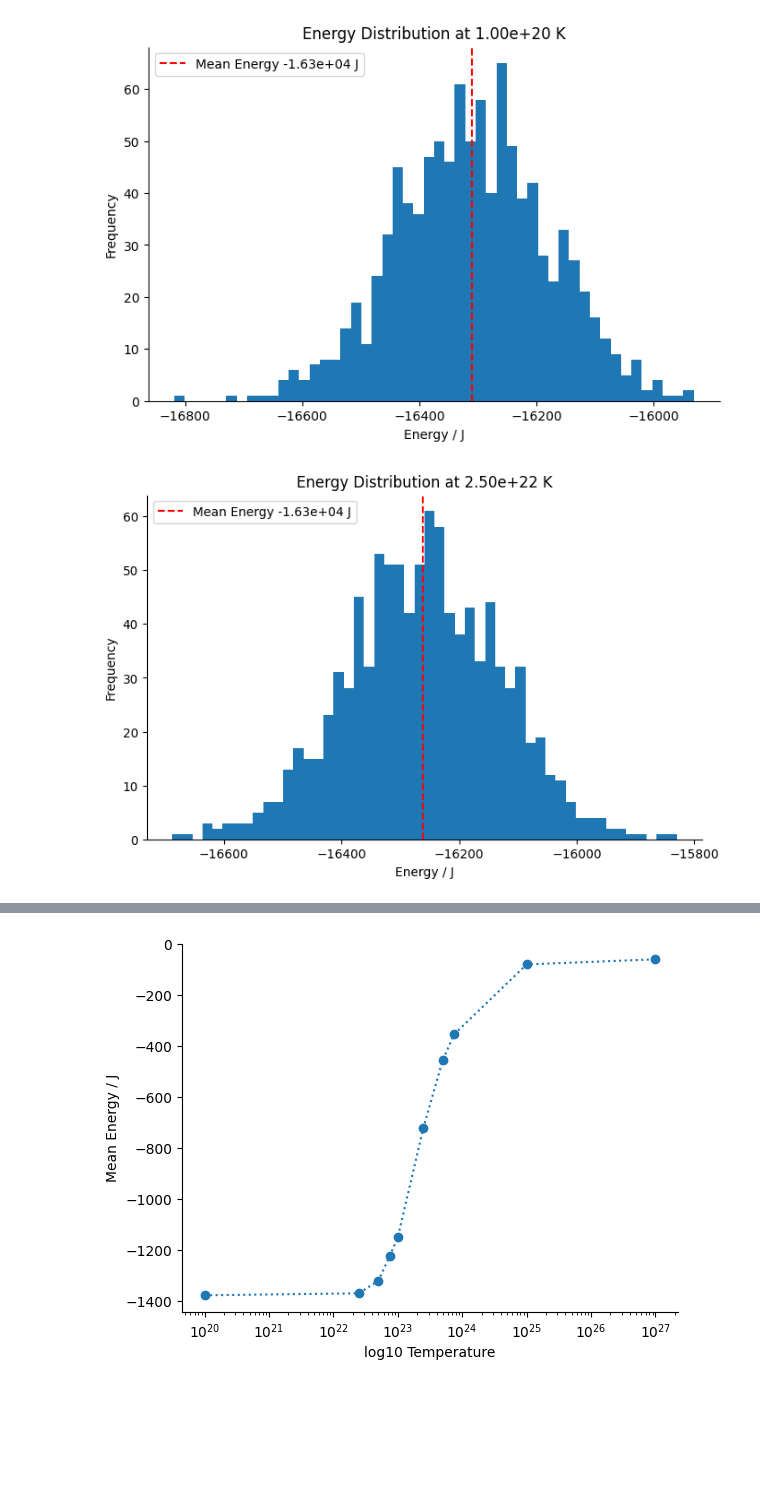
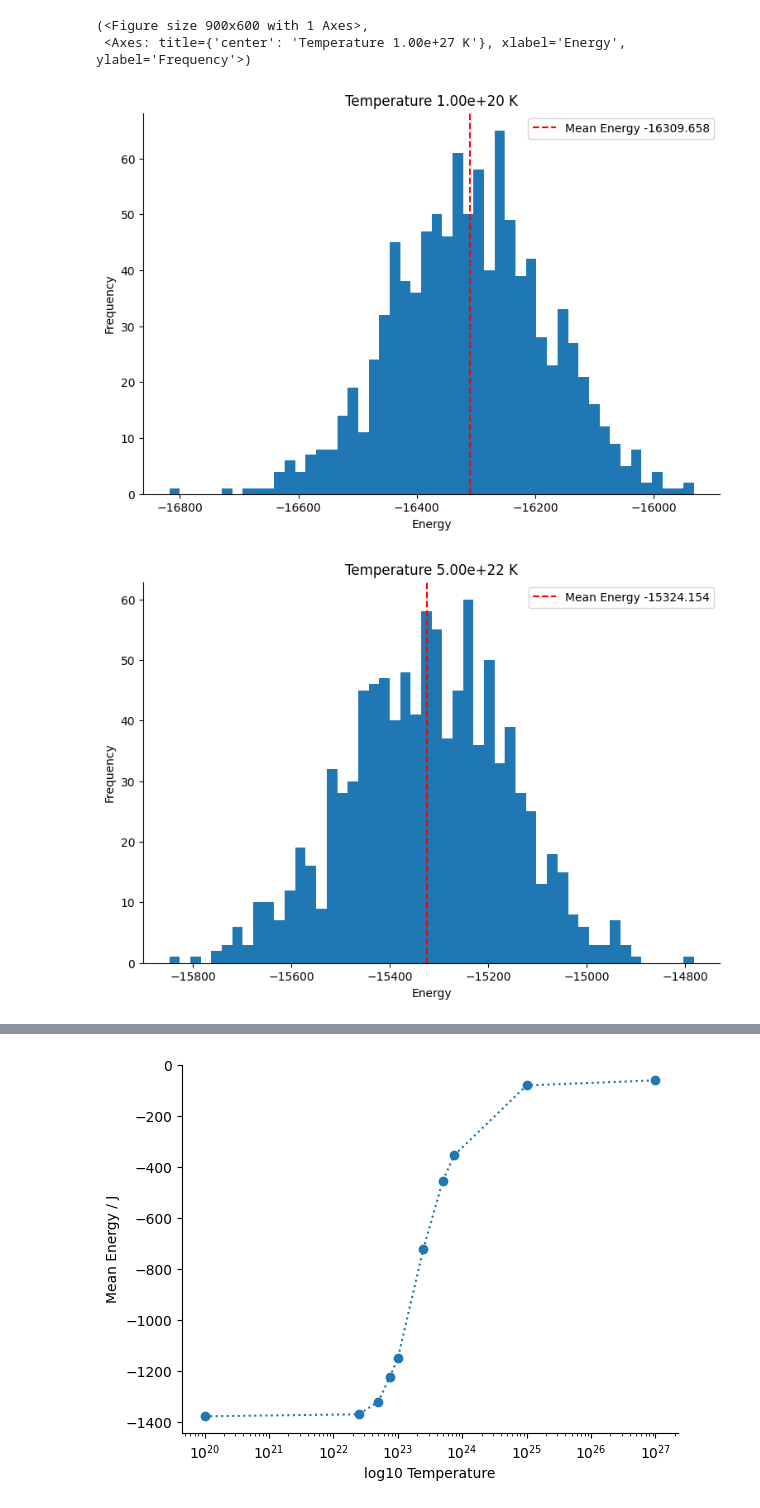
Before and after one commit to Iddmeister/IsingModel, a Jupyter notebook: visual.ipynb, the cells around one changed output, grey strips where cells are left out. Saved outputs shown, nothing was run; the diff lists cells and outputs as text; code cells hidden in the pictures; blank space fills up the shorter version.

Commit message:
Created plotHist function

```diff
--- a/visual.ipynb
+++ b/visual.ipynb
@@ -17,18 +17,38 @@ for i in range(10):
     temperature, df = importData("output/temperature_%s.csv" % i)
     data[temperature] = df
 # %%
-for temperature in data.keys():
+def plotEnergyHist(temperature, include_mean=True, title=True):
 
-    fig, ax = plt.subplots(figsize=(8, 5))
+    fig, ax = plt.subplots(figsize=(9, 6))
+
+    #Pull dataframe from results dictionary
     df = data[temperature]
+
     ax.hist(df["energy"], bins=50)
-    ax.set_title(f"Energy Distribution at %s K" % "{:.2e}".format(temperature))
-    ax.axvline(df["energy"].mean(), color="red", linestyle="dashed", label=f"Mean Energy %s J" % "{:.2e}".format(df["energy"].mean()))
-    ax.legend(loc="upper left")
+
+    if title:
+        #Show the temperature of the simulation
+        ax.set_title(f"Temperature %s K" % "{:.2e}".format(temperature))
+
+    ax.set_xlabel("Energy")
     ax.set_ylabel("Frequency")
-    ax.set_xlabel("Energy / J")
     ax.spines['top'].set_color('#FFFFFF')
     ax.spines['right'].set_color('#FFFFFF')
+
+    if include_mean:
+        #Plot vertical line showing mean of distribution
+        ax.axvline(df["energy"].mean(), color="red", linestyle="dashed", label=f"Mean Energy %s" % df["energy"].mean())
+        ax.legend(loc="upper right")
+
+    return fig, ax
+
+plotEnergyHist(1e20)
+plotEnergyHist(5e22)
+plotEnergyHist(1e23)
+plotEnergyHist(1e25)
+plotEnergyHist(1e27)
 # %% [output]
+(<Figure size 900x600 with 1 Axes>,
+ <Axes: title={'center': 'Temperature 1.00e+27 K'}, xlabel='Energy', ylabel='Frequency'>)
-[figure, old version]
+[figure, new version]
-[figure, old version]
+[figure, new version]
```
Also changed, not shown: parts of 1 cell of this notebook.
